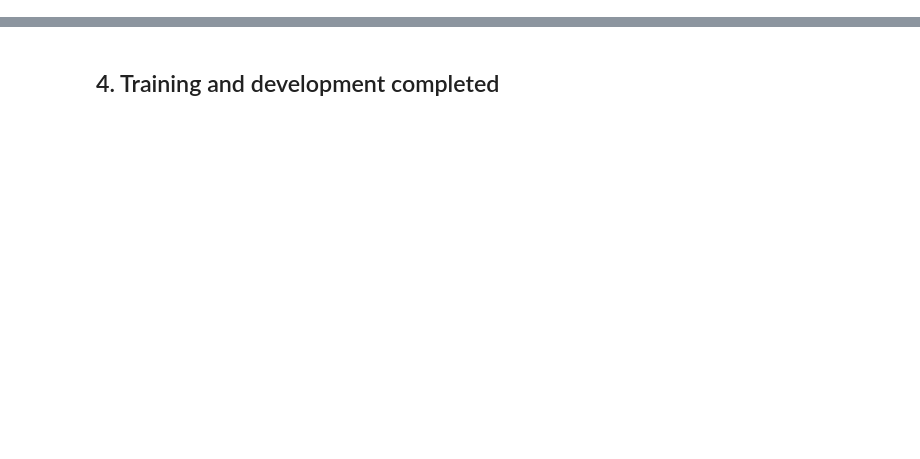
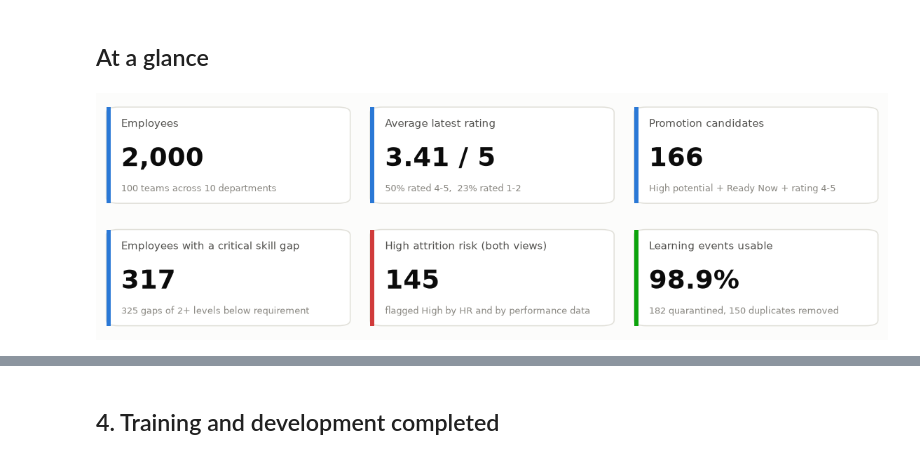
Before and after one commit to varad15/varad_coding-workshop-participant, a Jupyter notebook: backend/acme-talent-pipeline/notebooks/acme_talent_insights.ipynb, the cells around one changed output, grey strips where cells are left out. Drawn from its saved outputs; the diff is of its cells as text; code cells hidden in the pictures; blank space fills up the shorter version.

```diff
--- a/backend/acme-talent-pipeline/notebooks/acme_talent_insights.ipynb
+++ b/backend/acme-talent-pipeline/notebooks/acme_talent_insights.ipynb
@@ -242,16 +0,0 @@ plt.show()
-# %%
-candidates = pipeline[pipeline["is_promotion_candidate"]]
-print(f"{len(candidates):,} promotion candidates "
-      f"({(pipeline['is_high_potential'] & pipeline['is_ready_now']).sum():,} are High potential + Ready Now; "
-      f"rating >= 4 narrows it to {len(candidates):,}).")
-print(f"{(candidates['critical_gap_count'] > 0).sum()} candidates still have a critical skill gap to close before promotion.")
-
-by_dept = candidates["department"].value_counts().sort_values()
-fig, ax = plt.subplots(figsize=(8, 4))
-by_dept.plot.barh(ax=ax, color=AQUA, width=0.6)
-label_bars(ax, horizontal=True)
-ax.set_title("Promotion candidates by department"); ax.set_xlabel("candidates"); ax.set_ylabel(""); ax.grid(axis="y", visible=False)
-plt.show()
-candidates.sort_values(["latest_rating", "certifications"], ascending=False)[
-    ["employee_id", "full_name", "department", "job_level", "latest_rating", "nine_box", "critical_gap_count", "certifications"]
-].head(15)
@@ -280,0 +121,26 @@ Candidates who still carry a critical skill gap should get a targeted developmen
+# %% [markdown]
+## At a glance
+# %%
+both_high = int(((risk["derived_risk_level"] == "High") & (risk["hr_attrition_risk"] == "High")).sum())
+ev = report["entities"]["learning_events"]
+tiles = [
+    ("Employees", f"{pipeline['employee_id'].nunique():,}", f"{teams['team_id'].nunique()} teams across {teams['department'].nunique()} departments", BLUE),
+    ("Average latest rating", f"{latest['rating'].mean():.2f} / 5", f"{(latest['rating'] >= 4).mean():.0%} rated 4-5,  {(latest['rating'] <= 2).mean():.0%} rated 1-2", BLUE),
+    ("Promotion candidates", f"{int(pipeline['is_promotion_candidate'].sum()):,}", "High potential + Ready Now + rating 4-5", BLUE),
+    ("Employees with a critical skill gap", f"{gaps.loc[gaps['is_critical_gap'], 'employee_id'].nunique():,}", f"{int(gaps['is_critical_gap'].sum())} gaps of 2+ levels below requirement", BLUE),
+    ("High attrition risk (both views)", f"{both_high:,}", "flagged High by HR and by performance data", CRIT),
+    ("Learning events usable", f"{ev['silver_rows'] / ev['bronze_rows']:.1%}", f"{ev['quarantined_rows']} quarantined, {ev['duplicates_dropped']} duplicates removed", GOOD),
+]
+fig, axes = plt.subplots(2, 3, figsize=(13, 3.9))
+for ax, (label, value, sub, colour) in zip(axes.flat, tiles):
+    ax.axis("off")
+    ax.add_patch(FancyBboxPatch((0.01, 0.06), 0.98, 0.88, boxstyle="round,pad=0,rounding_size=0.05",
+                                transform=ax.transAxes, facecolor="white", edgecolor=GRID, linewidth=1))
+    ax.add_patch(Rectangle((0.01, 0.06), 0.018, 0.88, transform=ax.transAxes, facecolor=colour, edgecolor="none"))
+    ax.text(0.07, 0.76, label, transform=ax.transAxes, fontsize=10, color=INK2)
+    ax.text(0.07, 0.40, value, transform=ax.transAxes, fontsize=24, fontweight="bold", color=INK)
+    ax.text(0.07, 0.17, sub, transform=ax.transAxes, fontsize=8.8, color=MUTED)
+plt.subplots_adjust(wspace=0.06, hspace=0.12)
+plt.show()
+# %% [output]
+[figure, added]
```
Also changed, not shown: parts of 53 cells of this notebook, 1 other file.
